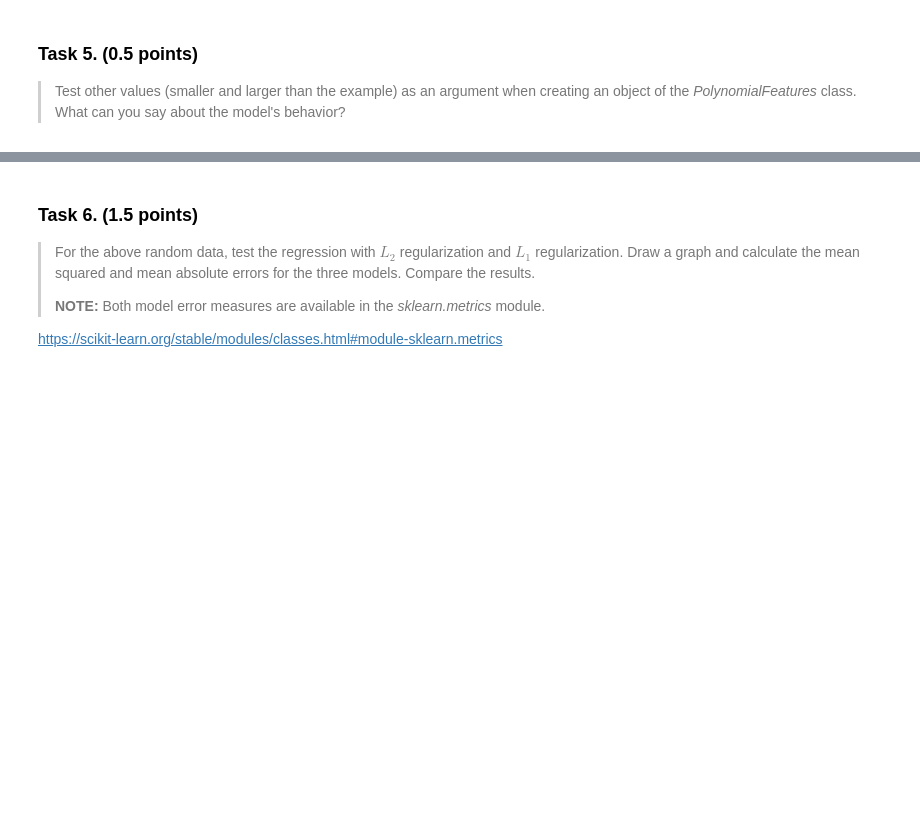
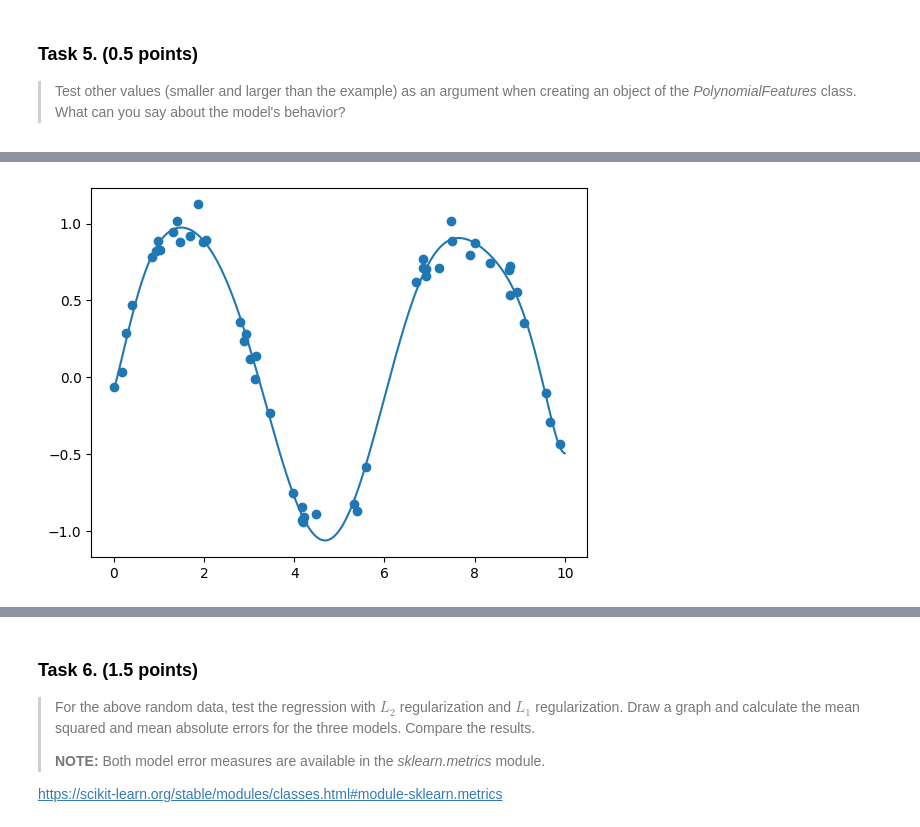
Before and after one commit to Azirral/data-science-exercises, a Jupyter notebook: Exercise3/ADM_prediction.ipynb, the cells around one changed output, grey strips where cells are left out. Drawn from its saved outputs; the diff is of its cells as text; code cells hidden in the pictures; blank space fills up the shorter version.

```diff
--- a/Exercise3/ADM_prediction.ipynb
+++ b/Exercise3/ADM_prediction.ipynb
@@ -382,0 +386,4 @@ plt.plot(xfit, yfit);
+# %%
+polynomial_features(10)
+# %% [output]
+[figure, added]
```
Also changed, not shown: parts of 4 cells of this notebook.
